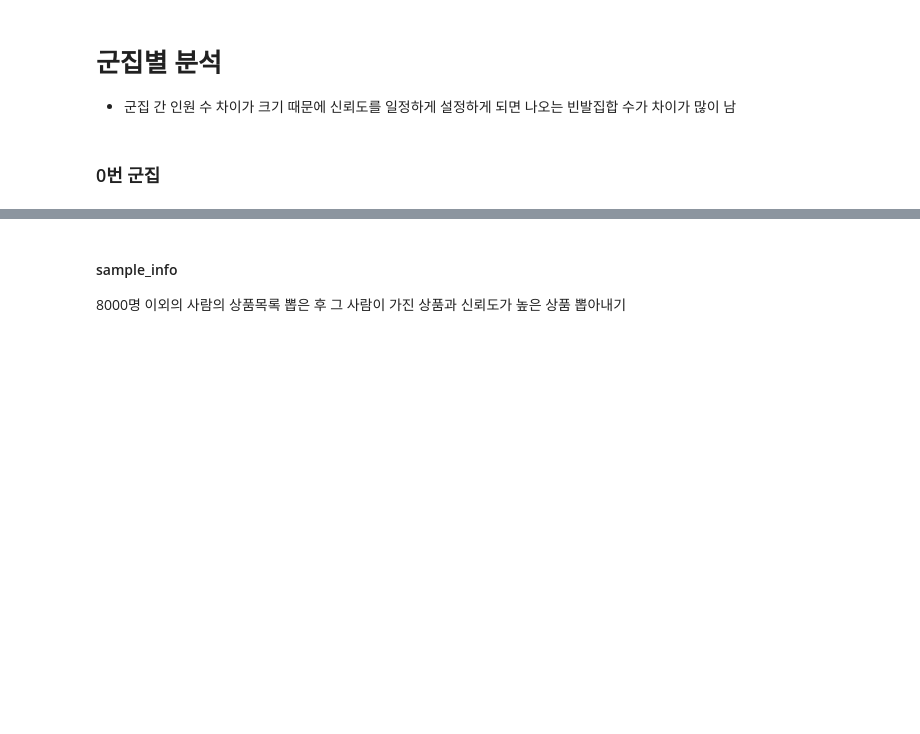
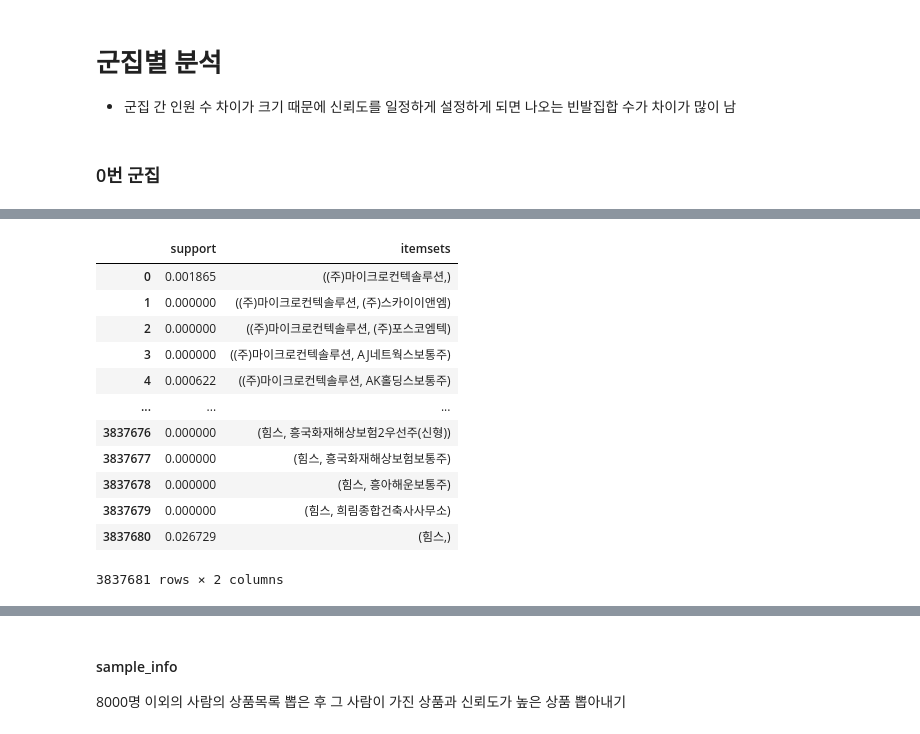
Before and after one commit to christine127/Portfolio_Recommendation_Project, a Jupyter notebook: 알고리즘.ipynb, the cells around one changed output, grey strips where cells are left out. Saved outputs shown, nothing was run; the diff lists cells and outputs as text; code cells hidden in the pictures; blank space fills up the shorter version.

```diff
--- a/알고리즘.ipynb
+++ b/알고리즘.ipynb
@@ -299,0 +283,18 @@ fp_0.sort_values('support',ascending =False)
+# %%
+idx = support_lst.loc[support_lst['itemsets'].isin((list(zip(product_mtx.index,product_mtx.columns)))),'itemsets'].index
+support_lst.loc[support_lst['itemsets'].isin((list(zip(product_mtx.index,product_mtx.columns)))),'itemsets'] =pd.Series(list(zip(product_mtx.index)), index=idx)
+support_lst
+# %% [output]
+|  | support | itemsets |
+| 0 | 0.001865 | ((주)마이크로컨텍솔루션,) |
+| 1 | 0.000000 | ((주)마이크로컨텍솔루션, (주)스카이이앤엠) |
+| 2 | 0.000000 | ((주)마이크로컨텍솔루션, (주)포스코엠텍) |
+| 3 | 0.000000 | ((주)마이크로컨텍솔루션, AJ네트웍스보통주) |
+| 4 | 0.000622 | ((주)마이크로컨텍솔루션, AK홀딩스보통주) |
+| ... | ... | ... |
+| 3837676 | 0.000000 | (힘스, 흥국화재해상보험2우선주(신형)) |
+| 3837677 | 0.000000 | (힘스, 흥국화재해상보험보통주) |
+| 3837678 | 0.000000 | (힘스, 흥아해운보통주) |
+| 3837679 | 0.000000 | (힘스, 희림종합건축사사무소) |
+| 3837680 | 0.026729 | (힘스,) |
+3837681 rows × 2 columns
```
Also changed, not shown: parts of 16 cells of this notebook.
